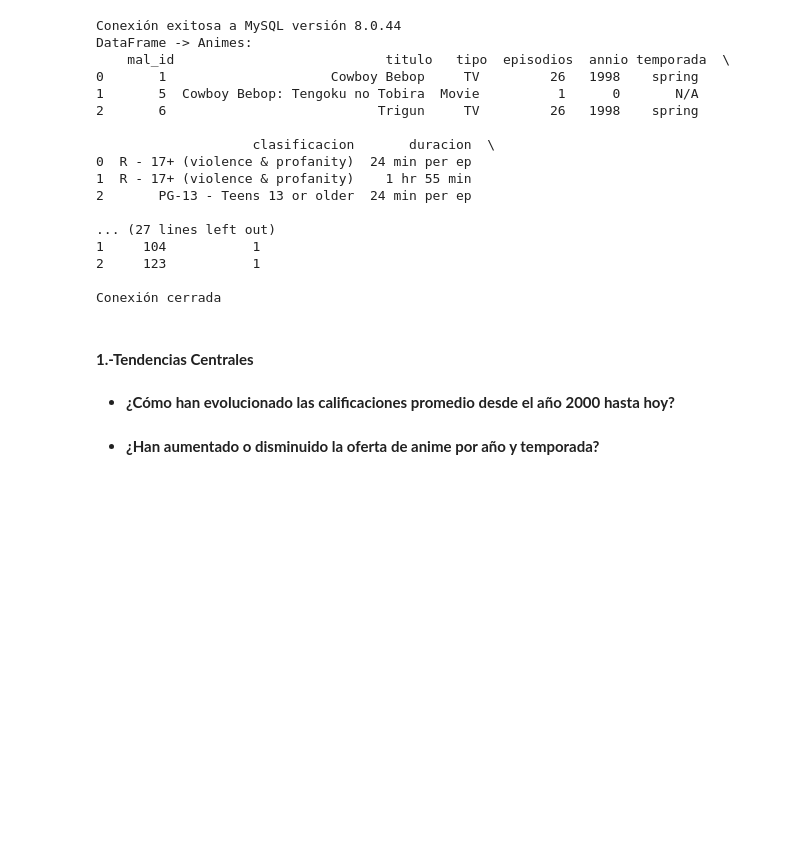
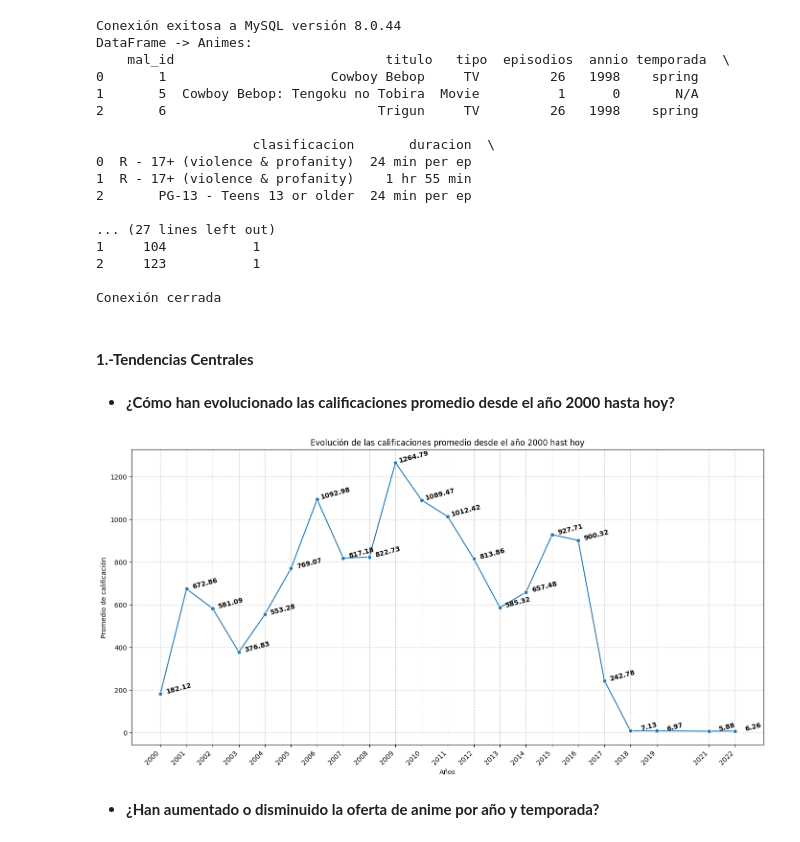
Before and after one commit to SaitoM17/anime_analisis, a Jupyter notebook: notebooks/anime.ipynb, the cells around one changed output. Drawn from its saved outputs; the diff is of its cells as text; code cells hidden in the pictures; blank space fills up the shorter version.

Commit message:
feat: Creación de df_anime_popularidad y creación gráfica

```diff
--- a/notebooks/anime.ipynb
+++ b/notebooks/anime.ipynb
@@ -70,5 +70,52 @@ Conexión cerrada
 #### **1.-Tendencias Centrales**
 # %% [markdown]
 - **¿Cómo han evolucionado las calificaciones promedio desde el año 2000 hasta hoy?**
+# %%
+# Obtenciónde df uniendo animes y popularidad
+join_animes_popularidad = pd.merge(dic_df['Animes'], dic_df['Popularidad'], on='mal_id', how='inner')
+animes_popularidad_mayor_2000 = join_animes_popularidad[join_animes_popularidad['annio'] >= 2000]
+promedio_por_annio = animes_popularidad_mayor_2000.groupby('annio')['score'].mean()
+df_promedio_por_anio = promedio_por_annio.reset_index()
+
+# Creación de gráfica
+plt.figure(figsize=(17,8))
+sns.lineplot(data=df_promedio_por_anio, x='annio', y='score', marker='o')
+
+años_unicos = df_promedio_por_anio['annio'].unique()
+
+plt.xticks(
+    ticks=años_unicos,
+    labels=años_unicos,
+    rotation=45,
+    ha='right'
+)
+
+plt.title('Evolución de las calificaciones promedio desde el año 2000 hast hoy')
+plt.xlabel('Años')
+plt.ylabel('Promedio de calificación')
+plt.grid(True, linestyle='--', alpha=0.6)
+
+for index, row in df_promedio_por_anio.iterrows():
+    # Coordenadas X e Y donde se colocará el texto
+    x_coord = row['annio']
+    y_coord = row['score']
+
+    # El valor a mostrar, redondeado a 2 decimales
+    valor_texto = f"{y_coord:.2f}"
+
+    # Posicionar el texto
+    plt.text(
+        x=x_coord + 0.7,
+        y=y_coord + 2,  # Ajuste (+0.01) para que el texto quede un poco encima del punto
+        s=valor_texto,
+        ha='center',
+        fontsize=10,
+        weight='bold',
+        rotation=15
+    )
+
+plt.show()
+# %% [output]
+[figure, added]
 # %% [markdown]
 * **¿Han aumentado o disminuido la oferta de anime por año y temporada?**
```
